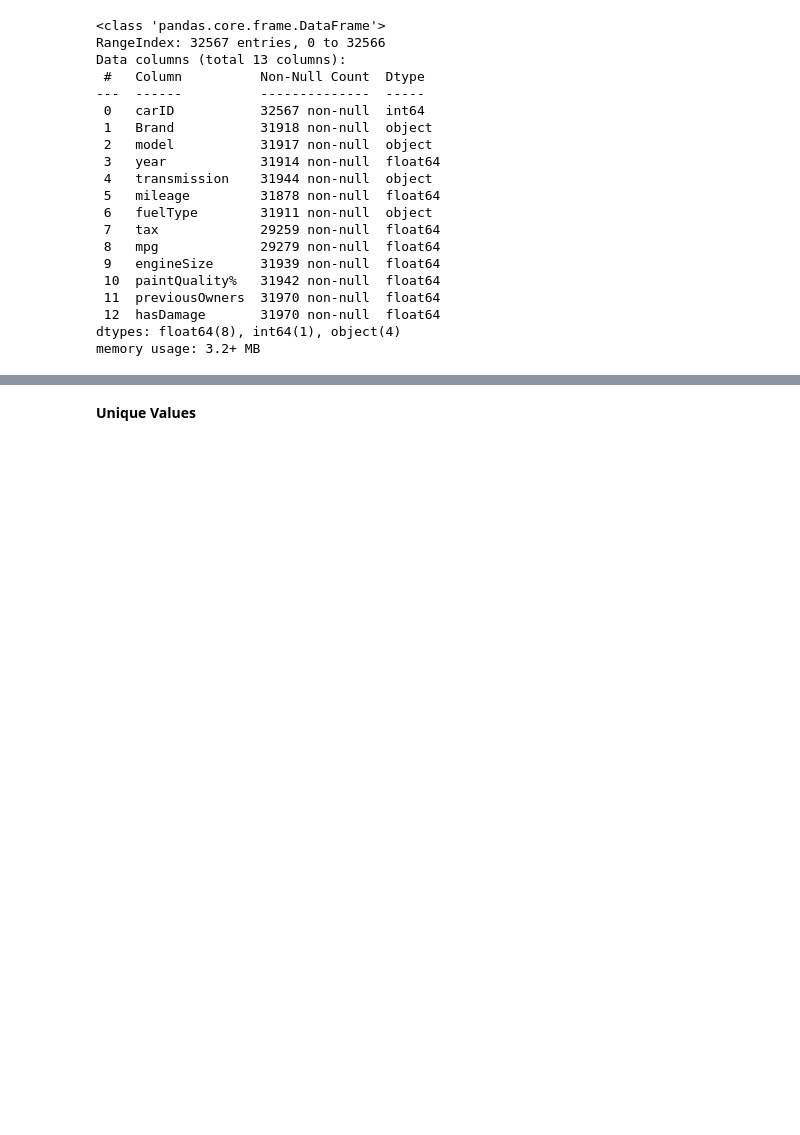
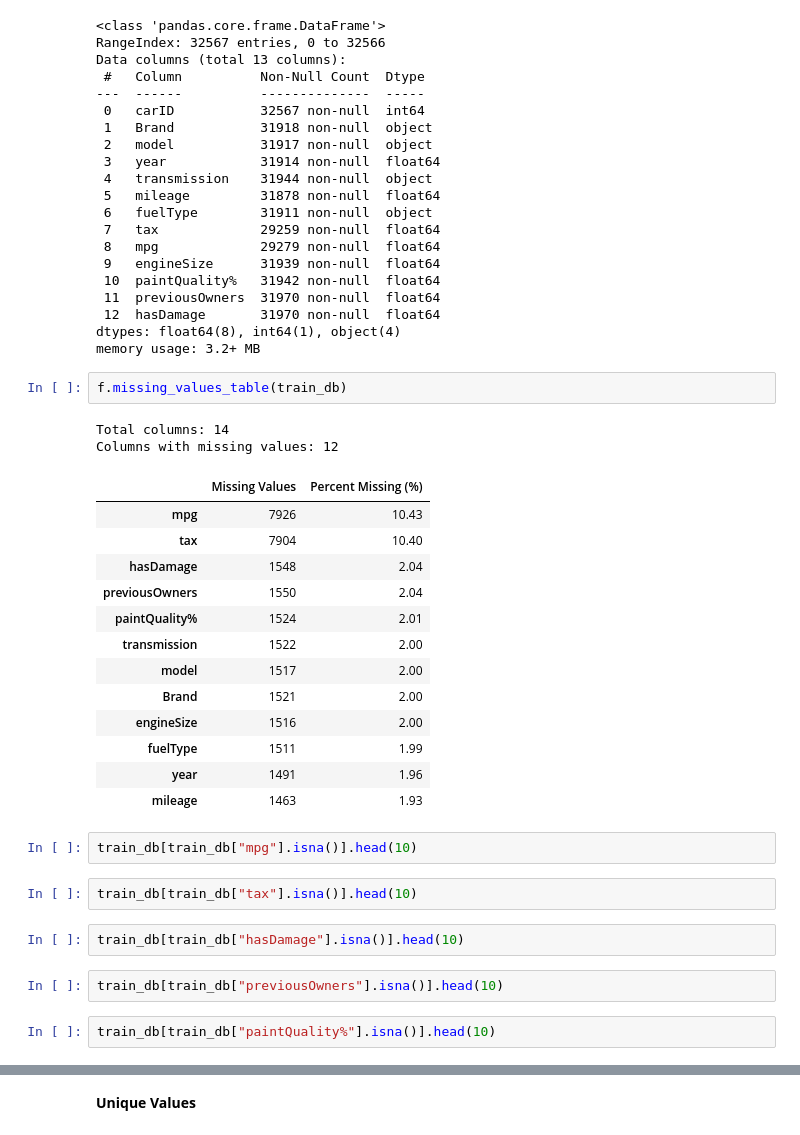
Before and after one commit to rodbarretoteixeira/ProjetoML, a Jupyter notebook: clean.ipynb, the cells around one changed output, grey strips where cells are left out. Drawn from its saved outputs; the diff is of its cells as text; blank space fills up the shorter version.

```diff
--- a/clean.ipynb
+++ b/clean.ipynb
@@ -142,3 +142,31 @@ Data columns (total 13 columns):
  12  hasDamage       31970 non-null  float64
 dtypes: float64(8), int64(1), object(4)
 memory usage: 3.2+ MB
+# %%
+f.missing_values_table(train_db)
+# %% [output]
+Total columns: 14
+Columns with missing values: 12
+|  | Missing Values | Percent Missing (%) |
+| mpg | 7926 | 10.43 |
+| tax | 7904 | 10.40 |
+| hasDamage | 1548 | 2.04 |
+| previousOwners | 1550 | 2.04 |
+| paintQuality% | 1524 | 2.01 |
+| transmission | 1522 | 2.00 |
+| model | 1517 | 2.00 |
+| Brand | 1521 | 2.00 |
+| engineSize | 1516 | 2.00 |
+| fuelType | 1511 | 1.99 |
+| year | 1491 | 1.96 |
+| mileage | 1463 | 1.93 |
+# %%
+train_db[train_db["mpg"].isna()].head(10)
+# %%
+train_db[train_db["tax"].isna()].head(10)
+# %%
+train_db[train_db["hasDamage"].isna()].head(10)
+# %%
+train_db[train_db["previousOwners"].isna()].head(10)
+# %%
+train_db[train_db["paintQuality%"].isna()].head(10)
```
Also changed, not shown: parts of 25 cells of this notebook, 1 other file.
